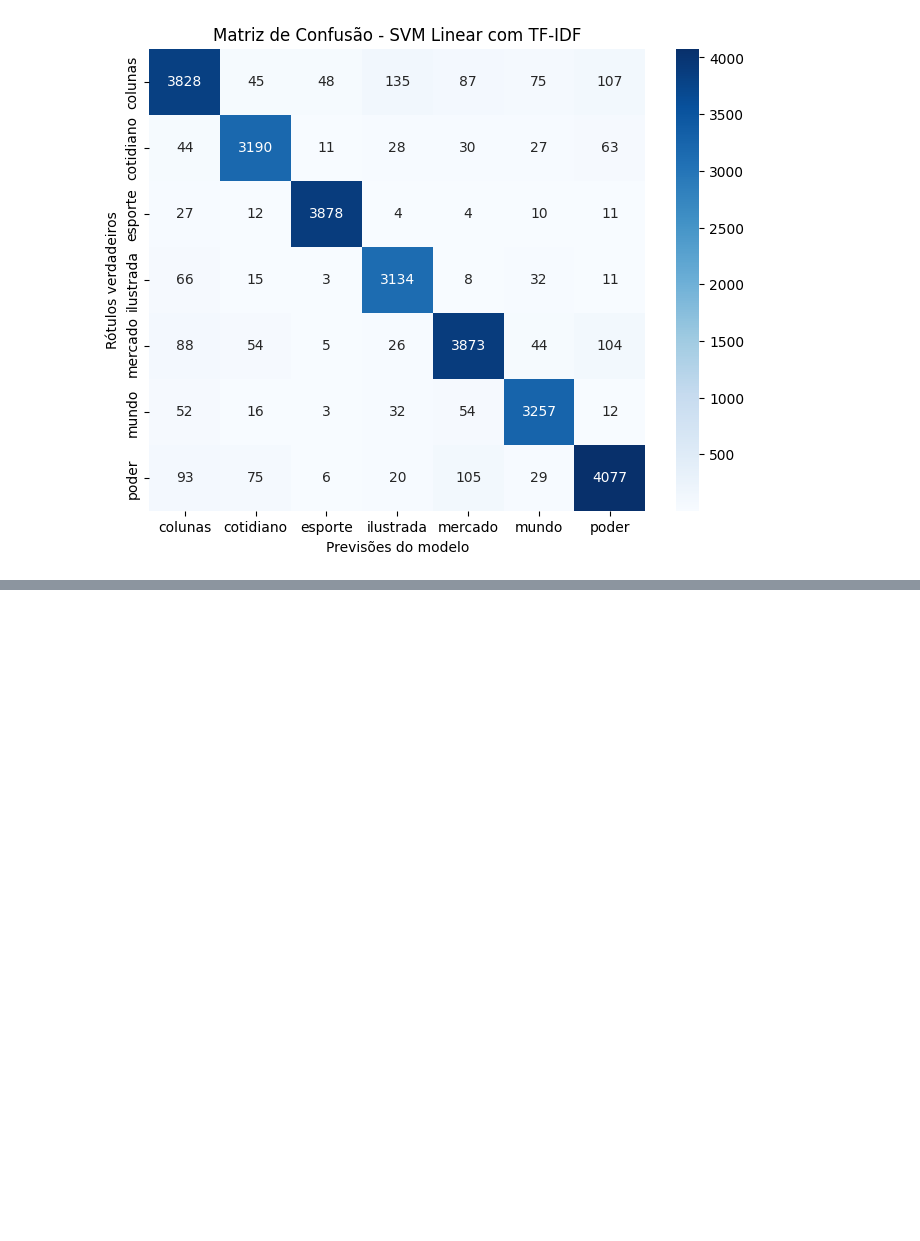
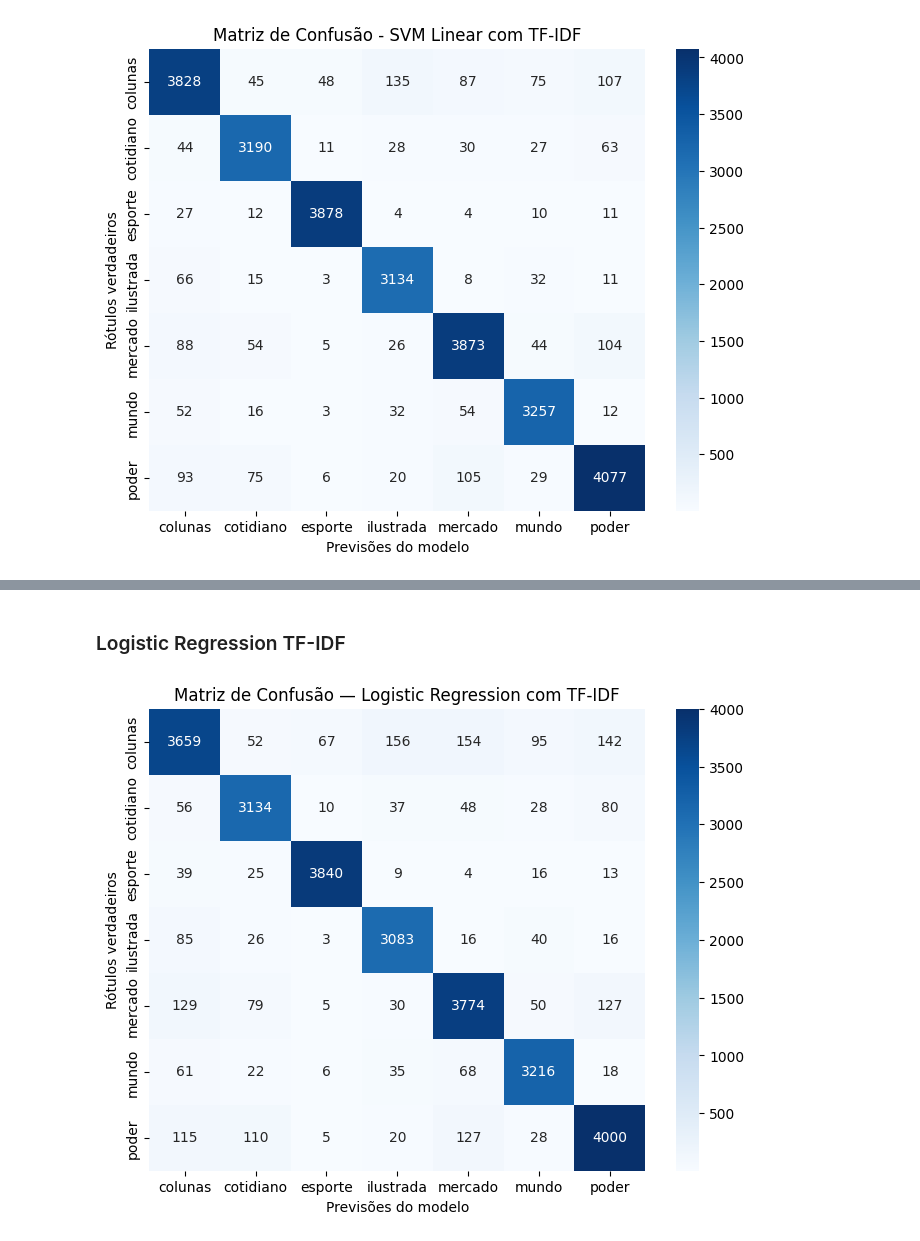
Before and after one commit to Gusthevo/Data-Science---Projects, a Jupyter notebook: notebooks/TD3/pln_classificacao.ipynb, the cells around one changed output, grey strips where cells are left out. Saved outputs shown, nothing was run; the diff lists cells and outputs as text; code cells hidden in the pictures; blank space fills up the shorter version.

```diff
--- a/notebooks/TD3/pln_classificacao.ipynb
+++ b/notebooks/TD3/pln_classificacao.ipynb
@@ -577,0 +606,22 @@ plt.show()
+# %% [markdown]
+### Logistic Regression TF-IDF
+# %%
+from sklearn.linear_model import LogisticRegression
+
+lr_tfidf = LogisticRegression(max_iter=1000)
+lr_tfidf.fit(X_train_tfidf, y_train)
+
+y_pred_lr = lr_tfidf.predict(X_test_tfidf)
+
+cm_lr = confusion_matrix(y_test, y_pred_lr)
+
+plt.figure(figsize=(8,6))
+sns.heatmap(cm_lr, annot=True, fmt="d", cmap="Blues",
+            xticklabels=np.unique(y_test),
+            yticklabels=np.unique(y_test))
+plt.ylabel("Rótulos verdadeiros")
+plt.xlabel("Previsões do modelo")
+plt.title("Matriz de Confusão — Logistic Regression com TF-IDF")
+plt.show()
+# %% [output]
+[figure, added]
```
Also changed, not shown: parts of 18 cells of this notebook, 1 other file.
